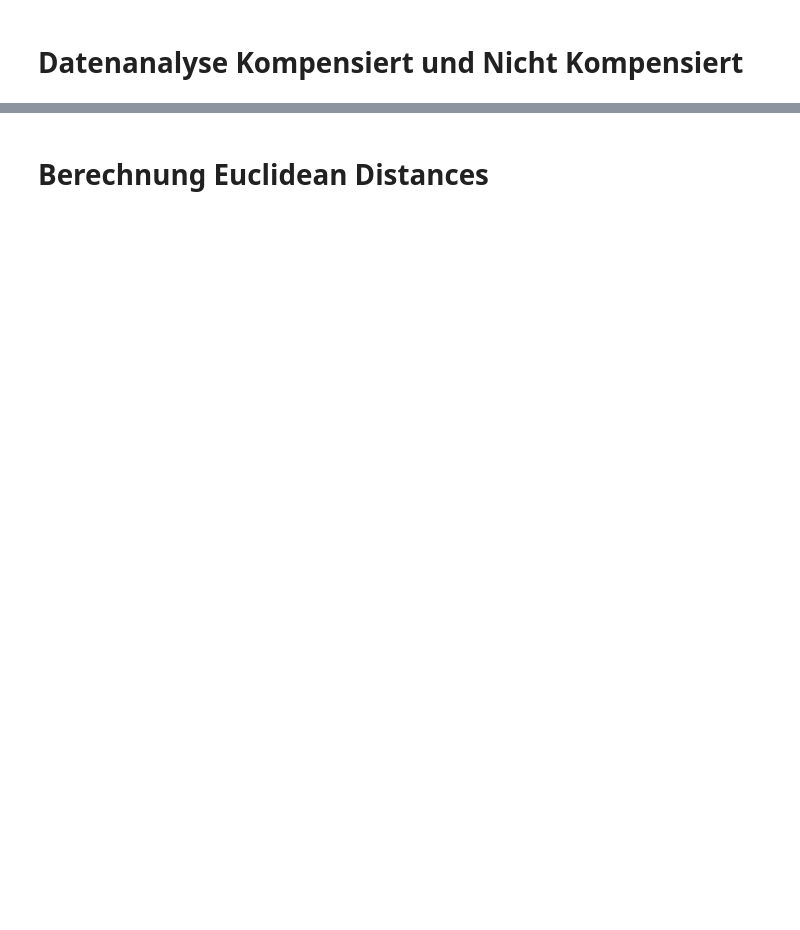
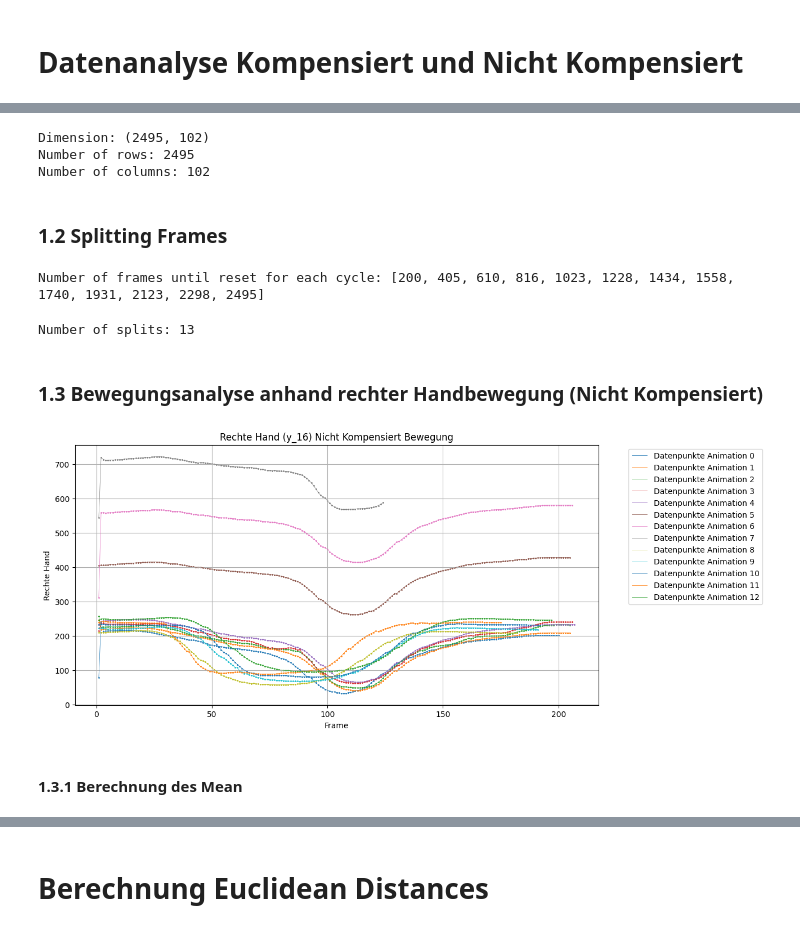
Before and after one commit to kollesal/VR-Quest, a Jupyter notebook: Assets/AvatarDataAugmentation/03 Data Analysis: DeepMotion and MediaPipe/01_Datenanalyse Kompensiert und nicht Kompensiert.ipynb, the cells around one changed output, grey strips where cells are left out. Cells and saved outputs as stored; diff of their text form; code cells hidden in the pictures; blank space fills up the shorter version.

```diff
--- a/Assets/AvatarDataAugmentation/03 Data Analysis: DeepMotion and MediaPipe/01_Datenanalyse Kompensiert und nicht Kompensiert.ipynb
+++ b/Assets/AvatarDataAugmentation/03 Data Analysis: DeepMotion and MediaPipe/01_Datenanalyse Kompensiert und nicht Kompensiert.ipynb
@@ -447,21 +11,0 @@ frame
-# %%
-# Set the size of the figure
-plt.figure(figsize=(12, 6))
-
-# Plot each DataFrame in dfs
-for i, df in enumerate(dfsKomp01):
-
-    # Plot the values of "y_0" against "frame" as dots
-    plt.scatter(df["frame"], df["y_16"], marker='o', color=f'C{i}', label=f'Data Points Y_0 Frame {i}', s=1)
-    # Plot the line connecting the data points
-    plt.plot(df["frame"], df["y_16"], color=f'C{i}', linestyle='-', linewidth=0.5, label=f'Line Y_0 Frame {i}')
-
-# Plot the mean values per frame
-plt.plot(mean_values_01.index, mean_values_01["y_16"], color='b', linestyle='-', linewidth=2, label='Mean Y_16')
-
-plt.title("y_16 (rechte Hand) Bewegung Kompensiert mit MEAN")
-plt.xlabel("Frame")
-plt.ylabel("Rechte Hand")
-plt.grid(True)
-plt.legend(bbox_to_anchor=(1.05, 1), loc='upper left')
-plt.show()
@@ -469,0 +25,57 @@ plt.show()
+# %%
+print('Dimension:', df_deepM_03.shape)
+print('Number of rows:', df_deepM_03.shape[0])
+print('Number of columns:', df_deepM_03.shape[1])
+# %% [output]
+Dimension: (2495, 102)
+Number of rows: 2495
+Number of columns: 102
+# %% [markdown]
+### 1.2 Splitting Frames
+# %%
+# Variablen initiieren
+frame_count = 0
+frames_until_reset = []
+
+# Iterieren über Dataframe, um Frames mit '1' zu finden
+for index, row in df_deepM_03.iterrows():
+    frame_count += 1
+
+    if row["frame"] == 1 and frame_count > 1:
+        frames_until_reset.append(frame_count -1)
+
+if frame_count > 0:
+    frames_until_reset.append(frame_count)
+
+print("Number of frames until reset for each cycle:", frames_until_reset)
+# %% [output]
+Number of frames until reset for each cycle: [200, 405, 610, 816, 1023, 1228, 1434, 1558, 1740, 1931, 2123, 2298, 2495]
+# %%
+# Einzelne Bewegungen werden in verschiedene Dataframes gepackt
+dfs = []
+start = 0
+for end in frames_until_reset:
+    dfs.append(df_deepM_03.iloc[start:end])
+    start = end
+
+print("Number of splits:", len(dfs))
+# %% [output]
+Number of splits: 13
+# %% [markdown]
+### 1.3 Bewegungsanalyse anhand rechter Handbewegung (Nicht Kompensiert)
+# %%
+plt.figure(figsize=(12, 6))
+for i, df in enumerate(dfs):
+    plt.scatter(df["frame"], df["y_16"], marker='o', color=f'C{i}', s=1)
+    plt.plot(df["frame"], df["y_16"], color=f'C{i}', linestyle='-', linewidth=0.5, label=f'Datenpunkte Animation {i}')
+
+plt.title("Rechte Hand (y_16) Nicht Kompensiert Bewegung")
+plt.xlabel("Frame")
+plt.ylabel("Rechte Hand")
+plt.grid(True)
+plt.legend(bbox_to_anchor=(1.05, 1), loc='upper left')
+plt.show()
+# %% [output]
+[figure, added]
+# %% [markdown]
+#### 1.3.1 Berechnung des Mean
```
Also changed, not shown: parts of 89 cells of this notebook, 12 other files.
